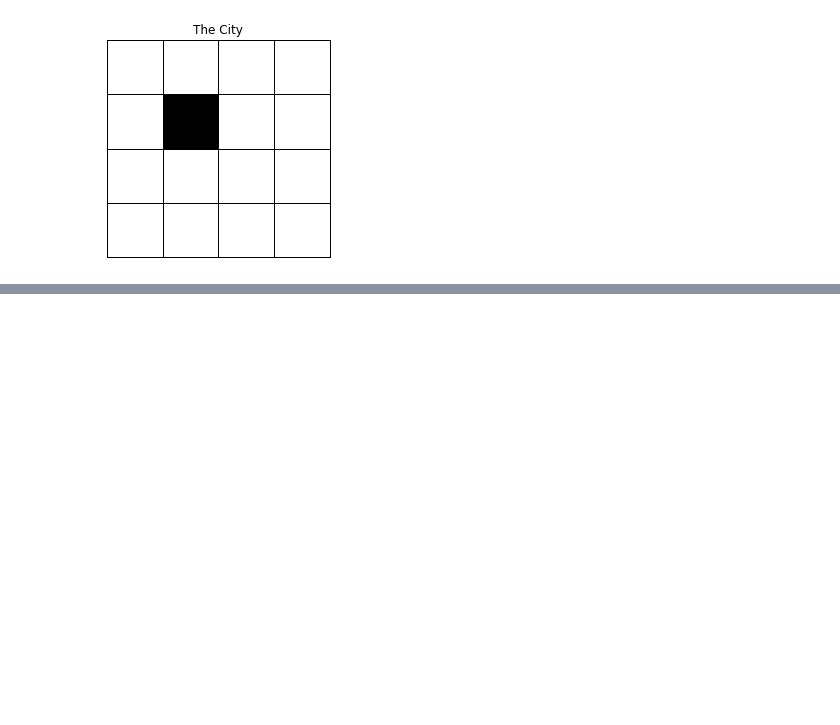
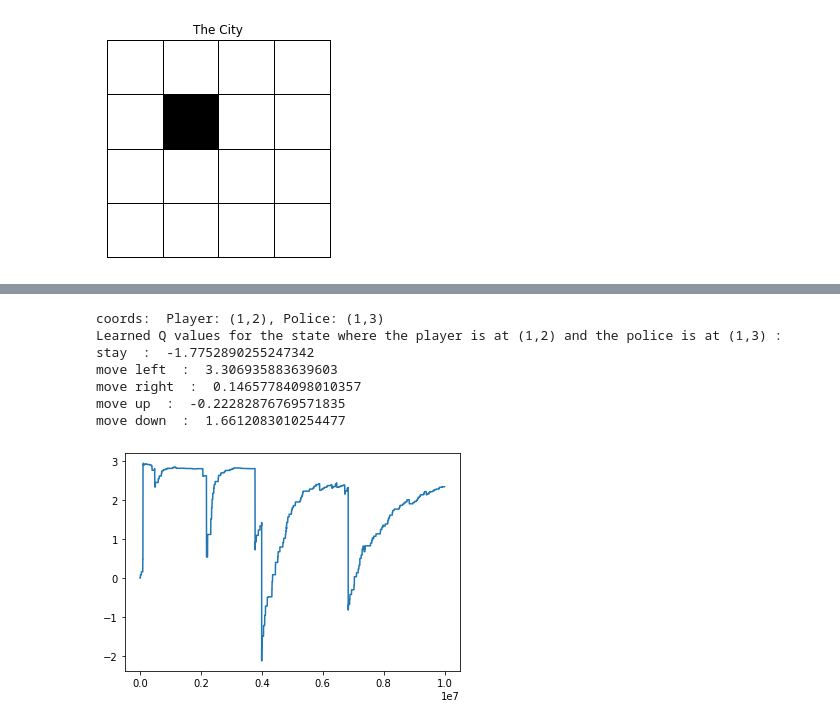
Before and after one commit to clara2911/EL2805_Reinforcement_Learning, a Jupyter notebook: RL_Lab_1.ipynb, the cells around one changed output, grey strips where cells are left out. Saved outputs shown, nothing was run; the diff lists cells and outputs as text; code cells hidden in the pictures; blank space fills up the shorter version.

Commit message:
Add SARSA plot, but it's still doing weird things...

```diff
--- a/RL_Lab_1.ipynb
+++ b/RL_Lab_1.ipynb
@@ -162,0 +171,30 @@ plt.plot(V_t);
+# %%
+Pos = ct.Pos
+
+lambd = 0.8
+n_iter = 10000000
+eps = 0.1
+player_start = Pos(0,0)
+police_start = Pos(3,3)
+Q, V_t = ct.sarsa(env_city, lambd, eps, player_start, police_start, n_iter)
+# %%
+player_loc = Pos(1,2)
+police_loc = Pos(1,3)
+s_coords = ct.State(player_loc, police_loc)
+print("coords: ", s_coords)
+s_coords_index = env_city.map[s_coords]
+print("Learned Q values for the state where the player is at", player_loc, "and the police is at", police_loc, ":")
+for index, q_action in enumerate(Q[s_coords_index,:]):
+  print(env_city.actions_names[index], " : ", q_action);
+
+
+plt.plot(V_t);
+# %% [output]
+coords:  Player: (1,2), Police: (1,3)
+Learned Q values for the state where the player is at (1,2) and the police is at (1,3) :
+stay  :  -1.7752890255247342
+move left  :  3.306935883639603
+move right  :  0.14657784098010357
+move up  :  -0.22282876769571835
+move down  :  1.6612083010254477
+[figure, added]
```
Also changed, not shown: parts of 2 cells of this notebook, 1 other file.
